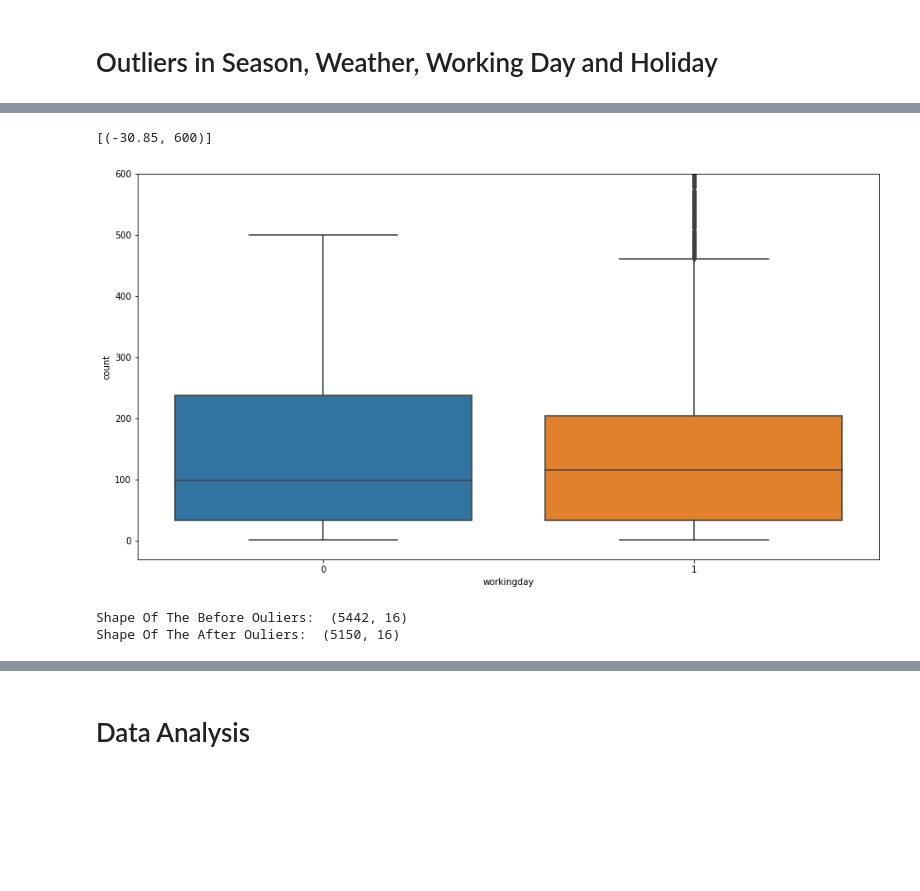
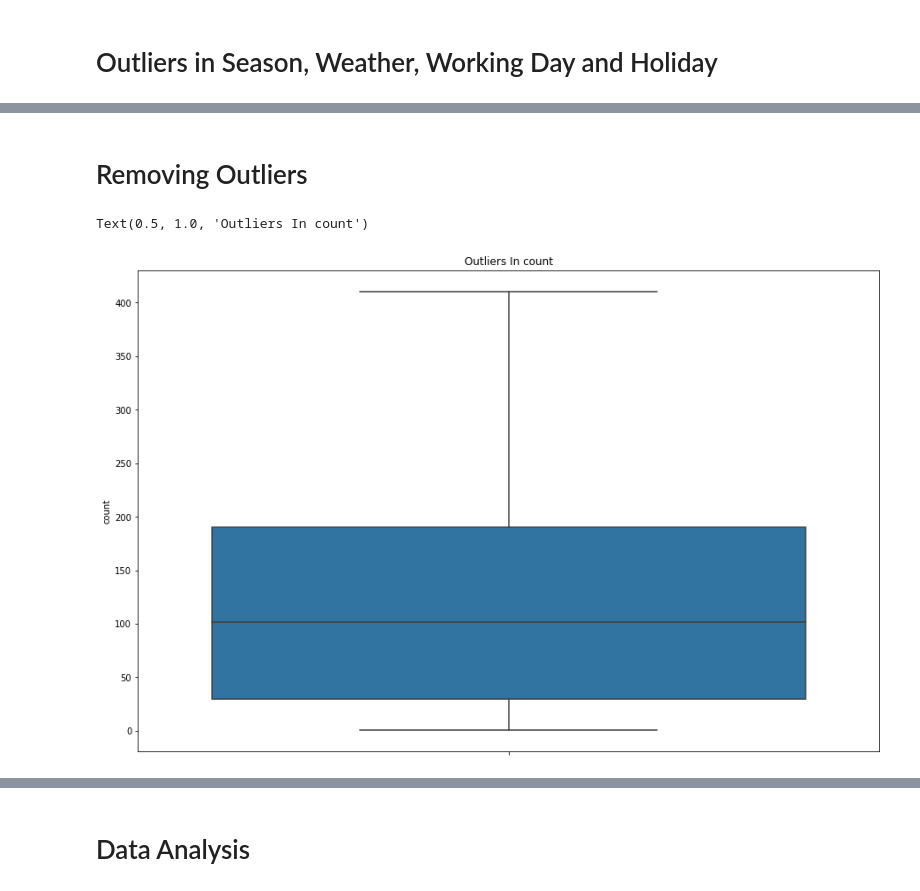
Before and after one commit to afrazahmad21/BikeSharingDemands, a Jupyter notebook: milestone1.ipynb, the cells around one changed output, grey strips where cells are left out. Cells and saved outputs as stored; diff of their text form; code cells hidden in the pictures; blank space fills up the shorter version.

```diff
--- a/milestone1.ipynb
+++ b/milestone1.ipynb
@@ -30,7 +30,7 @@ from math import sqrt
 from sklearn.linear_model import LinearRegression
 import missingno as msno
 # %%
-data = pd.read_csv("train.csv")1
+data = pd.read_csv("train.csv")
 # %%
 
 
@@ -206,9 +140,18 @@ axes[1,1].set_xticklabels(["Non Holiday", "Holiday"])
+# %% [markdown]
+# Removing Outliers
+# %%
+res1 = data["count"]-data["count"].mean()
+
+res2 = 2*data["count"].std()
+
+res = np.abs(res1)<=(res2)
+
+dataOL = data[res]
+data=dataOL
 # %%
-plt.figure(figsize=(15,8))
+fig, axes = plt.subplots(1, 1, figsize=(15,10))
 
-
-lm = sn.boxplot(data=data,y="count",x="workingday",orient="v")
-lm.set(ylim=(None, 600))
+sn.boxplot(data=data,y="count",orient="v",ax=axes).set_title('Outliers In count')
 # %% [output]
-[(-30.85, 600)]
+Text(0.5, 1.0, 'Outliers In count')
-[figure, old version]
+[figure, new version]
@@ -217,6 +157,0 @@ dataOL = data[np.abs(data["count"]-data["count"].mean())<=(2*data["count"].std()
-# %%
-print ("Shape Of The Before Ouliers: ",data.shape)
-print ("Shape Of The After Ouliers: ",dataOL.shape)
-# %% [output]
-Shape Of The Before Ouliers:  (5442, 16)
-Shape Of The After Ouliers:  (5150, 16)
```
Also changed, not shown: parts of 55 cells of this notebook.
